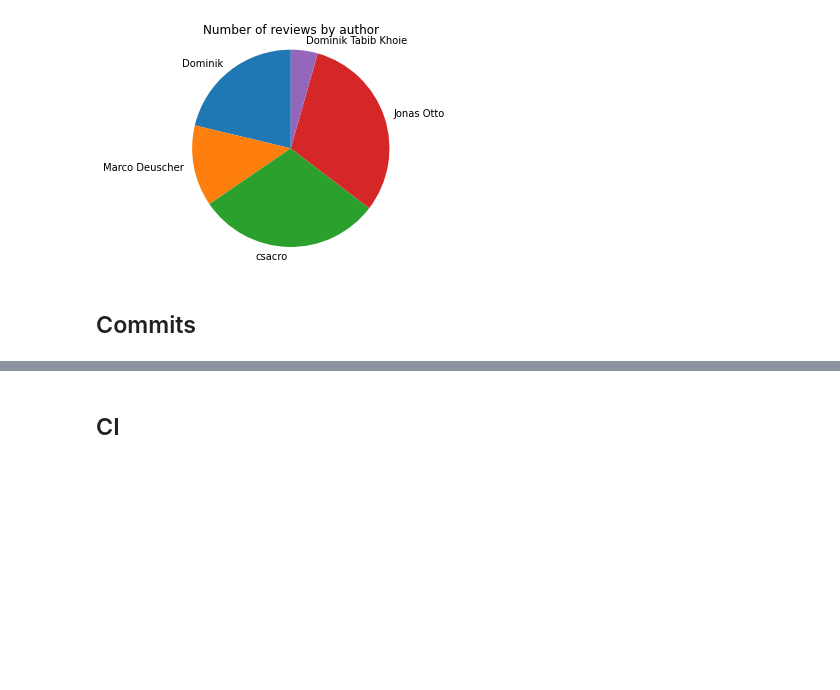
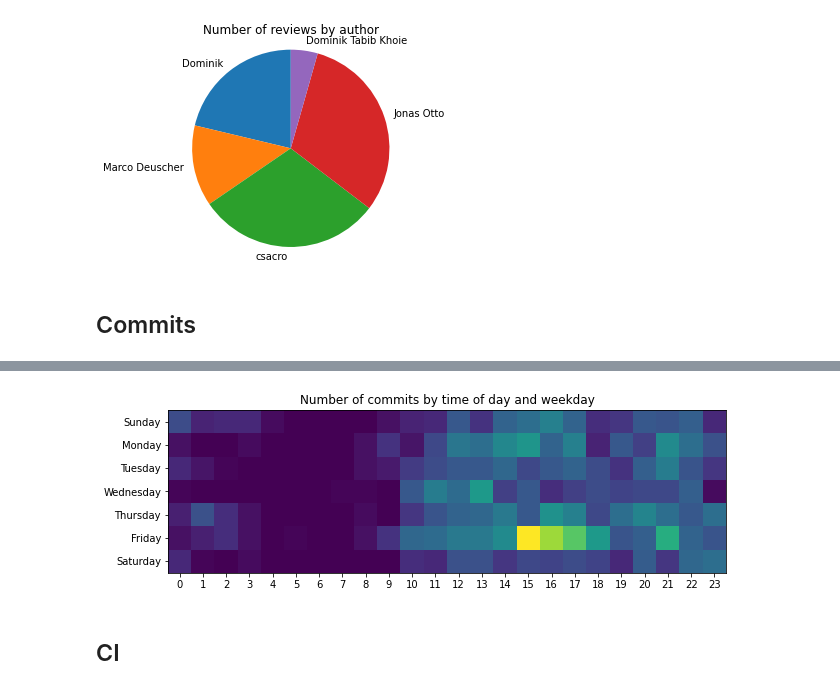
Before and after one commit to SoPra-Team-17/stats, a Jupyter notebook: Notebook.ipynb, the cells around one changed output, grey strips where cells are left out. Cells and saved outputs as stored; diff of their text form; code cells hidden in the pictures; blank space fills up the shorter version.

Commit message:
add commits by time and weekday

```diff
--- a/Notebook.ipynb
+++ b/Notebook.ipynb
@@ -192,3 +192,23 @@ plt.show()
+# %%
+punchcard = np.zeros((7,24))
+
+for repo in repos:
+    pc = repo.get_stats_punch_card()
+    for day in range(0, 7):
+        for hour in range(0, 24):
+            punchcard[day, hour] += pc.get(day, hour)
+
+fig, ax = plt.subplots(figsize=(10, 30))
+ax.set_title("Number of commits by time of day and weekday")
+ax.set_xticks(range(0, 24))
+ax.set_yticks(range(0, 7))
+# ... and label them with the respective list entries
+ax.set_xticklabels(range(0, 24))
+ax.set_yticklabels(['Sunday', 'Monday', 'Tuesday', 'Wednesday', 'Thursday', 'Friday', 'Saturday'])
+
+im = ax.imshow(punchcard)
+# %% [output]
+[figure, added]
 # %% [markdown]
 ## CI
 # %%
```
Also changed, not shown: parts of 3 cells of this notebook.
